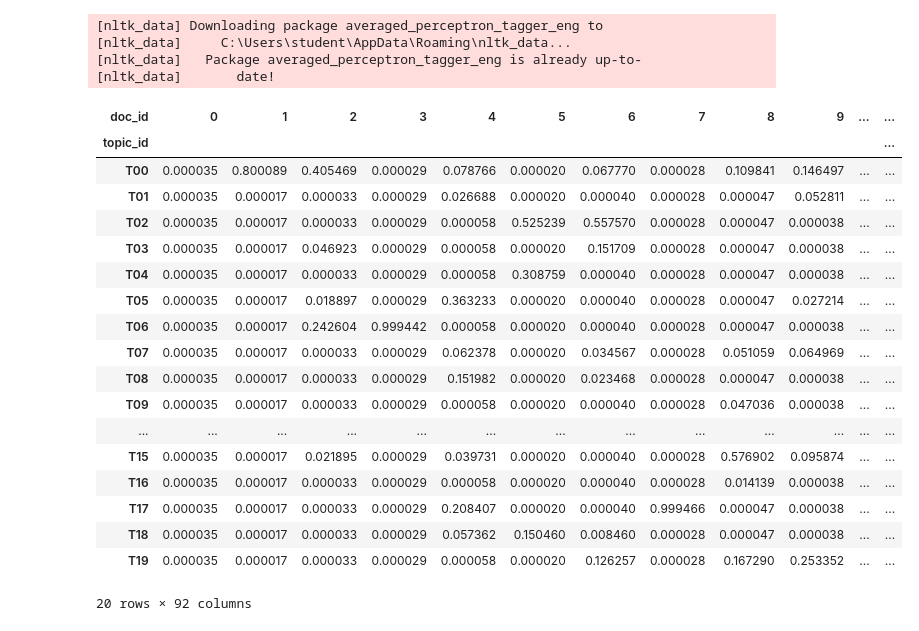
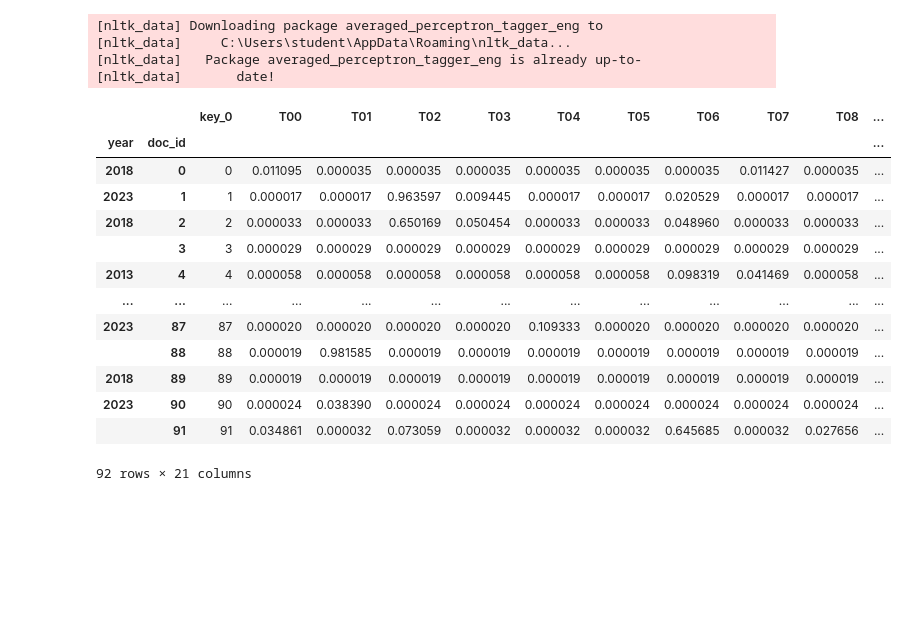
Before and after one commit to caroline-kranefuss/evolving_sentiment_climate, a Jupyter notebook: notebooks/PCA_LDA.ipynb, the cells around one changed output. Cells and saved outputs as stored; diff of their text form; code cells hidden in the pictures; blank space fills up the shorter version.

```diff
--- a/notebooks/PCA_LDA.ipynb
+++ b/notebooks/PCA_LDA.ipynb
@@ -77,27 +77,27 @@ DOCS = pd.read_csv("csvs/DOC/DOC.csv")
 [nltk_data]   Package averaged_perceptron_tagger_eng is already up-to-
 [nltk_data]       date!
 # %%
-THETA.T
+# Join with lib to get years into index, reformat
+THETA_years = THETA.join(LIB, on=THETA.index.get_level_values('doc_id'))
+THETA_years.reset_index(inplace=True)
+THETA_years.set_index(['year', 'doc_id'], inplace=True)
+THETA_years.drop(columns=['doc_title', 'doc_1st_author', 'sent_str', 'num_words', 'num_chars'], inplace=True)
+THETA_years
 # %% [output]
-| doc_id | 0 | 1 | 2 | 3 | 4 | 5 | 6 | 7 | 8 | 9 | ... | ... |
-| topic_id |  |  |  |  |  |  |  |  |  |  |  | ... |
-| T00 | 0.000035 | 0.800089 | 0.405469 | 0.000029 | 0.078766 | 0.000020 | 0.067770 | 0.000028 | 0.109841 | 0.146497 | ... | ... |
-| T01 | 0.000035 | 0.000017 | 0.000033 | 0.000029 | 0.026688 | 0.000020 | 0.000040 | 0.000028 | 0.000047 | 0.052811 | ... | ... |
-| T02 | 0.000035 | 0.000017 | 0.000033 | 0.000029 | 0.000058 | 0.525239 | 0.557570 | 0.000028 | 0.000047 | 0.000038 | ... | ... |
-| T03 | 0.000035 | 0.000017 | 0.046923 | 0.000029 | 0.000058 | 0.000020 | 0.151709 | 0.000028 | 0.000047 | 0.000038 | ... | ... |
-| T04 | 0.000035 | 0.000017 | 0.000033 | 0.000029 | 0.000058 | 0.308759 | 0.000040 | 0.000028 | 0.000047 | 0.000038 | ... | ... |
-| T05 | 0.000035 | 0.000017 | 0.018897 | 0.000029 | 0.363233 | 0.000020 | 0.000040 | 0.000028 | 0.000047 | 0.027214 | ... | ... |
-| T06 | 0.000035 | 0.000017 | 0.242604 | 0.999442 | 0.000058 | 0.000020 | 0.000040 | 0.000028 | 0.000047 | 0.000038 | ... | ... |
-| T07 | 0.000035 | 0.000017 | 0.000033 | 0.000029 | 0.062378 | 0.000020 | 0.034567 | 0.000028 | 0.051059 | 0.064969 | ... | ... |
-| T08 | 0.000035 | 0.000017 | 0.000033 | 0.000029 | 0.151982 | 0.000020 | 0.023468 | 0.000028 | 0.000047 | 0.000038 | ... | ... |
-| T09 | 0.000035 | 0.000017 | 0.000033 | 0.000029 | 0.000058 | 0.000020 | 0.000040 | 0.000028 | 0.047036 | 0.000038 | ... | ... |
+|  |  | key_0 | T00 | T01 | T02 | T03 | T04 | T05 | T06 | T07 | T08 | ... |
+| year | doc_id |  |  |  |  |  |  |  |  |  |  | ... |
+| 2018 | 0 | 0 | 0.011095 | 0.000035 | 0.000035 | 0.000035 | 0.000035 | 0.000035 | 0.000035 | 0.011427 | 0.000035 | ... |
+| 2023 | 1 | 1 | 0.000017 | 0.000017 | 0.963597 | 0.009445 | 0.000017 | 0.000017 | 0.020529 | 0.000017 | 0.000017 | ... |
+| 2018 | 2 | 2 | 0.000033 | 0.000033 | 0.650169 | 0.050454 | 0.000033 | 0.000033 | 0.048960 | 0.000033 | 0.000033 | ... |
+|  | 3 | 3 | 0.000029 | 0.000029 | 0.000029 | 0.000029 | 0.000029 | 0.000029 | 0.000029 | 0.000029 | 0.000029 | ... |
+| 2013 | 4 | 4 | 0.000058 | 0.000058 | 0.000058 | 0.000058 | 0.000058 | 0.000058 | 0.098319 | 0.041469 | 0.000058 | ... |
 | ... | ... | ... | ... | ... | ... | ... | ... | ... | ... | ... | ... | ... |
-| T15 | 0.000035 | 0.000017 | 0.021895 | 0.000029 | 0.039731 | 0.000020 | 0.000040 | 0.000028 | 0.576902 | 0.095874 | ... | ... |
-| T16 | 0.000035 | 0.000017 | 0.000033 | 0.000029 | 0.000058 | 0.000020 | 0.000040 | 0.000028 | 0.014139 | 0.000038 | ... | ... |
-| T17 | 0.000035 | 0.000017 | 0.000033 | 0.000029 | 0.208407 | 0.000020 | 0.000040 | 0.999466 | 0.000047 | 0.000038 | ... | ... |
-| T18 | 0.000035 | 0.000017 | 0.000033 | 0.000029 | 0.057362 | 0.150460 | 0.008460 | 0.000028 | 0.000047 | 0.000038 | ... | ... |
-| T19 | 0.000035 | 0.000017 | 0.000033 | 0.000029 | 0.000058 | 0.000020 | 0.126257 | 0.000028 | 0.167290 | 0.253352 | ... | ... |
+| 2023 | 87 | 87 | 0.000020 | 0.000020 | 0.000020 | 0.000020 | 0.109333 | 0.000020 | 0.000020 | 0.000020 | 0.000020 | ... |
+|  | 88 | 88 | 0.000019 | 0.981585 | 0.000019 | 0.000019 | 0.000019 | 0.000019 | 0.000019 | 0.000019 | 0.000019 | ... |
+| 2018 | 89 | 89 | 0.000019 | 0.000019 | 0.000019 | 0.000019 | 0.000019 | 0.000019 | 0.000019 | 0.000019 | 0.000019 | ... |
+| 2023 | 90 | 90 | 0.000024 | 0.038390 | 0.000024 | 0.000024 | 0.000024 | 0.000024 | 0.000024 | 0.000024 | 0.000024 | ... |
+|  | 91 | 91 | 0.034861 | 0.000032 | 0.073059 | 0.000032 | 0.000032 | 0.000032 | 0.645685 | 0.000032 | 0.027656 | ... |
-20 rows × 92 columns
+92 rows × 21 columns
 # %%
 # Define engine
 pca_engine = PCA(n_components=3)
```
Also changed, not shown: parts of 5 cells of this notebook, 12 other files.
